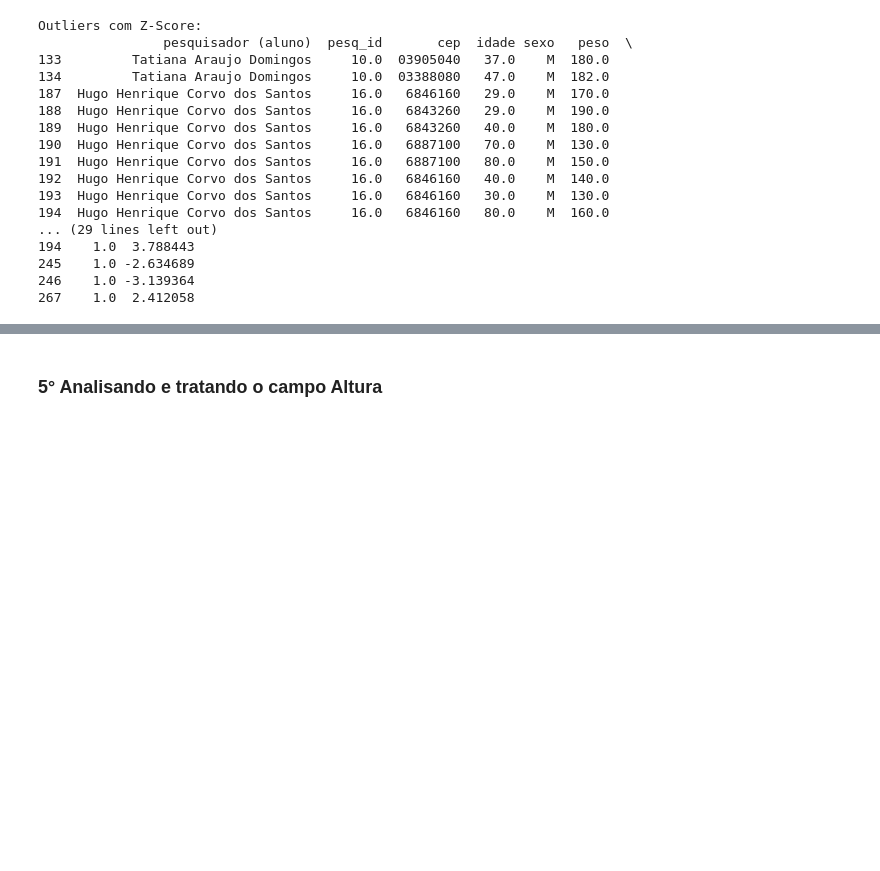
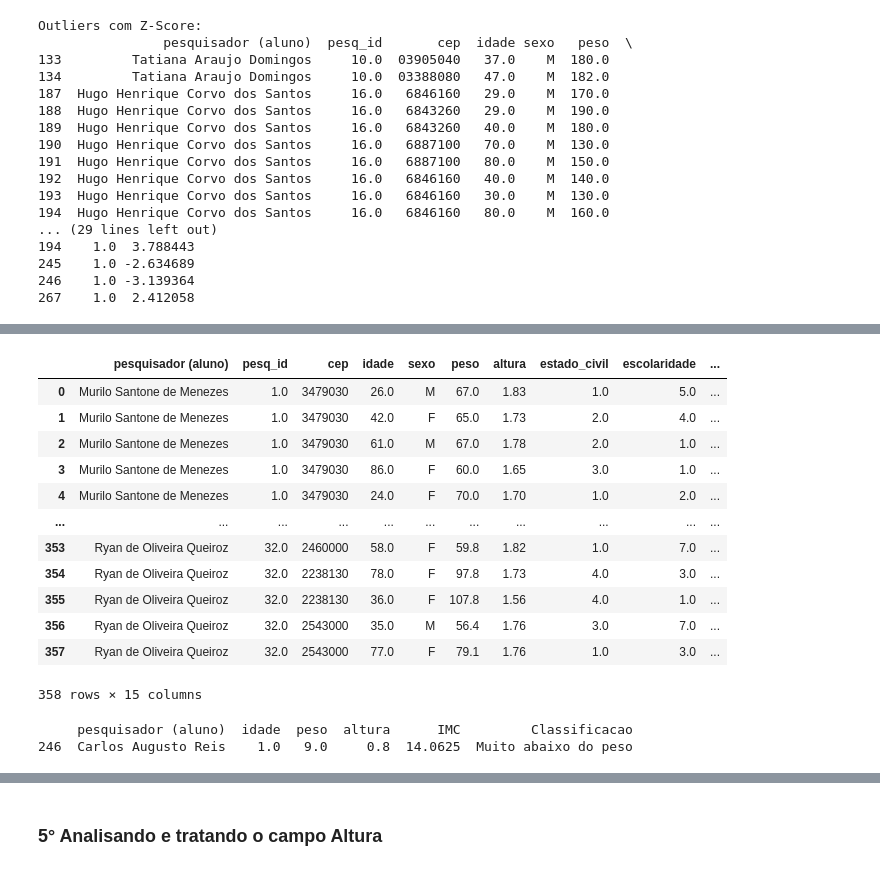
Before and after one commit to lalmeidaribeiro/MBA-AppliedStatistics-DataAnalysis, a Jupyter notebook: the_powerpuff_girls.ipynb, the cells around one changed output, grey strips where cells are left out. Drawn from its saved outputs; the diff is of its cells as text; code cells hidden in the pictures; blank space fills up the shorter version.

```diff
--- a/the_powerpuff_girls.ipynb
+++ b/the_powerpuff_girls.ipynb
@@ -441,0 +522,6 @@ Outliers com Z-Score:
+# %%
+# Converter as colunas Peso(kg) e Altura(cm) para tipo numérico
+
+base["peso"] = pd.to_numeric(base["peso"].astype(str).str.replace(',', '.', regex=False))
+base["altura"] = pd.to_numeric(base["altura"].astype(str).str.replace(',', '.', regex=False))
+base['altura'] = base['altura'].apply(lambda x: x / 100 if x > 10 else x)
@@ -441,0 +565,29 @@ Outliers com Z-Score:
+# %%
+#Criando uma nova coluna e calculando o IMC
+
+# Calcular IMC
+base["IMC"] = base["peso"] / (base["altura"] ** 2)
+
+# Classificar os níveis de IMC
+def classificar_imc(imc):
+    if imc < 17:
+        return "Muito abaixo do peso"
+    elif 17 <= imc < 18.5:
+        return "Abaixo do peso"
+    elif 18.5 <= imc < 25:
+        return "Peso normal"
+    elif 25 <= imc < 30:
+        return "Acima do peso"
+    elif 30 <= imc < 35:
+        return "Obesidade I"
+    elif 35 <= imc < 40:
+        return "Obesidade II (severa)"
+    else:
+        return "Obesidade III (mórbida)"
+
+base["Classificacao"] = base["IMC"].apply(classificar_imc)
+
+# Filtrar linhas com "Acima do peso", "Obesidade I" e "Obesidade II (severa)"
+filtro = base["Classificacao"].isin(["Acima do peso", "Obesidade I", "Obesidade II (severa)", "Obesidade III (mórbida)"])
+resultado = base[filtro]
+print(resultado)
@@ -441,0 +612,34 @@ Outliers com Z-Score:
+# %%
+base
+# %% [output]
+|  | pesquisador (aluno) | pesq_id | cep | idade | sexo | peso | altura | estado_civil | escolaridade | ... |
+| 0 | Murilo Santone de Menezes | 1.0 | 3479030 | 26.0 | M | 67.0 | 1.83 | 1.0 | 5.0 | ... |
+| 1 | Murilo Santone de Menezes | 1.0 | 3479030 | 42.0 | F | 65.0 | 1.73 | 2.0 | 4.0 | ... |
+| 2 | Murilo Santone de Menezes | 1.0 | 3479030 | 61.0 | M | 67.0 | 1.78 | 2.0 | 1.0 | ... |
+| 3 | Murilo Santone de Menezes | 1.0 | 3479030 | 86.0 | F | 60.0 | 1.65 | 3.0 | 1.0 | ... |
+| 4 | Murilo Santone de Menezes | 1.0 | 3479030 | 24.0 | F | 70.0 | 1.70 | 1.0 | 2.0 | ... |
+| ... | ... | ... | ... | ... | ... | ... | ... | ... | ... | ... |
+| 353 | Ryan de Oliveira Queiroz | 32.0 | 2460000 | 58.0 | F | 59.8 | 1.82 | 1.0 | 7.0 | ... |
+| 354 | Ryan de Oliveira Queiroz | 32.0 | 2238130 | 78.0 | F | 97.8 | 1.73 | 4.0 | 3.0 | ... |
+| 355 | Ryan de Oliveira Queiroz | 32.0 | 2238130 | 36.0 | F | 107.8 | 1.56 | 4.0 | 1.0 | ... |
+| 356 | Ryan de Oliveira Queiroz | 32.0 | 2543000 | 35.0 | M | 56.4 | 1.76 | 3.0 | 7.0 | ... |
+| 357 | Ryan de Oliveira Queiroz | 32.0 | 2543000 | 77.0 | F | 79.1 | 1.76 | 1.0 | 3.0 | ... |
+358 rows × 15 columns
+# %%
+# Pesquisados ABAIXO DO PESO
+
+# Ajustar para exibir todas as linhas e colunas
+pd.set_option('display.max_rows', None)  # Exibe todas as linhas
+pd.set_option('display.max_columns', None)  # Exibe todas as colunas
+
+# Aplicar o filtro
+filtro = base["Classificacao"].isin(["Muito abaixo do peso"])
+resultado = base[filtro]
+
+# Selecionar apenas colunas específicas
+colunas_desejadas = ["pesquisador (aluno)","idade","peso", "altura", "IMC", "Classificacao"]
+resultado_selecionado = resultado[colunas_desejadas]
+print(resultado_selecionado)
+# %% [output]
+     pesquisador (aluno)  idade  peso  altura      IMC         Classificacao
+246  Carlos Augusto Reis    1.0   9.0     0.8  14.0625  Muito abaixo do peso
```
Also changed, not shown: parts of 40 cells of this notebook.
